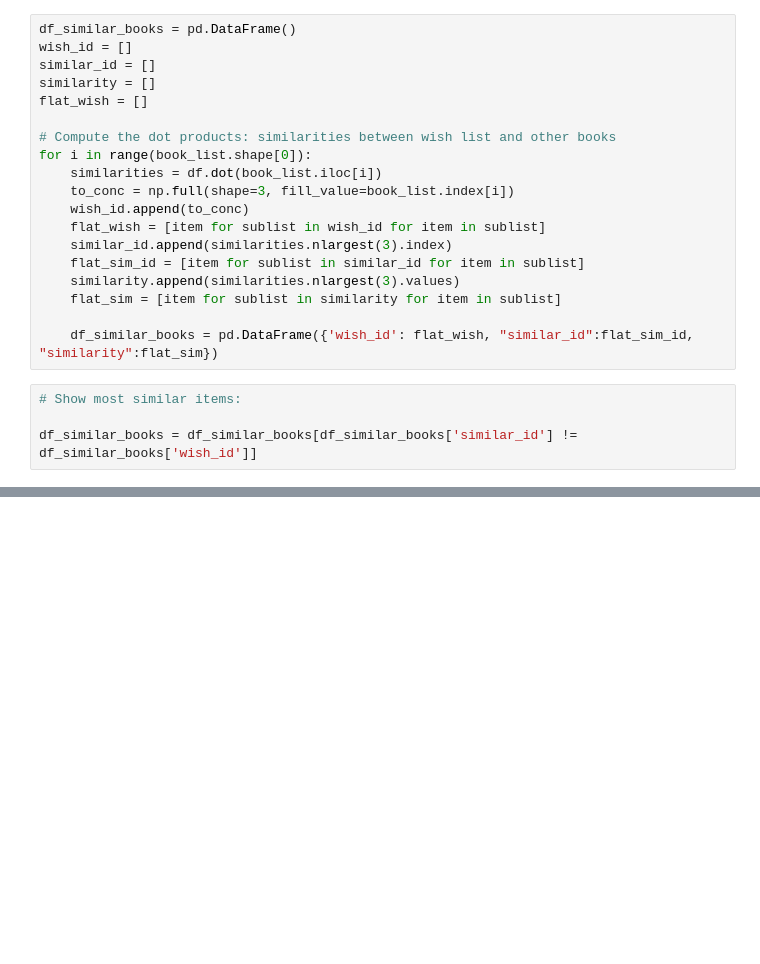
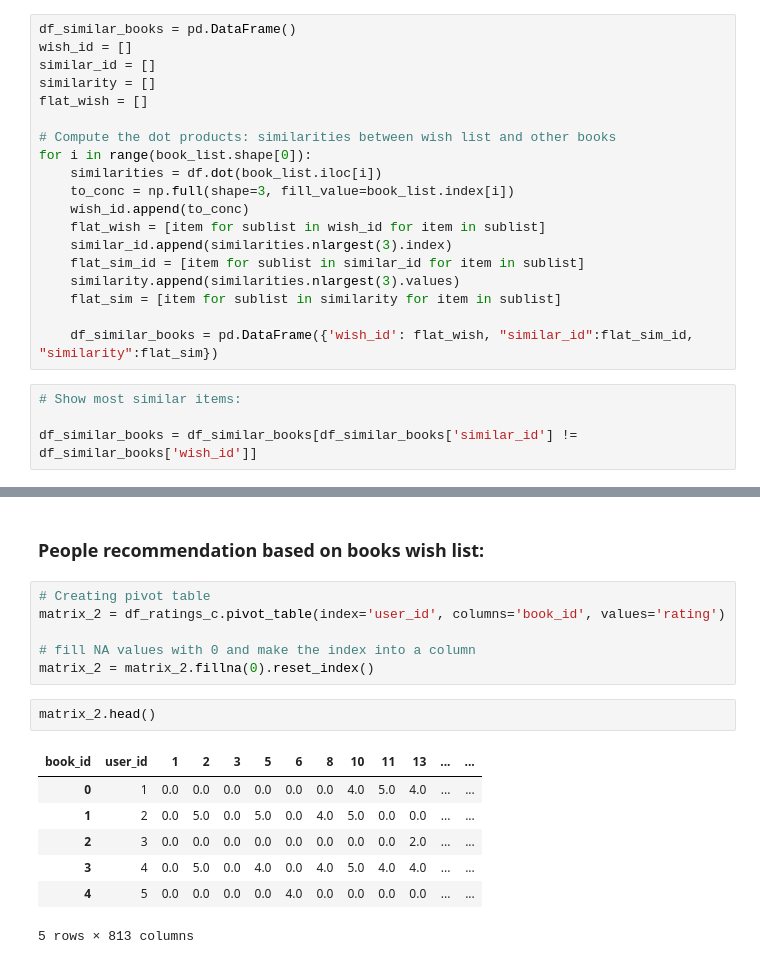
Before and after one commit to tpancier/Books_recommender_ML, a Jupyter notebook: Capstone 2 - EDA & ML.ipynb, the cells around one changed output, grey strips where cells are left out. Drawn from its saved outputs; the diff is of its cells as text; blank space fills up the shorter version.

```diff
--- a/Capstone 2 - EDA & ML.ipynb
+++ b/Capstone 2 - EDA & ML.ipynb
@@ -469,0 +445,18 @@ df_similar_books
+# %% [markdown]
+### People recommendation based on books wish list:
+# %%
+# Creating pivot table
+matrix_2 = df_ratings_c.pivot_table(index='user_id', columns='book_id', values='rating')
+
+# fill NA values with 0 and make the index into a column
+matrix_2 = matrix_2.fillna(0).reset_index()
+# %%
+matrix_2.head()
+# %% [output]
+| book_id | user_id | 1 | 2 | 3 | 5 | 6 | 8 | 10 | 11 | 13 | ... | ... |
+| 0 | 1 | 0.0 | 0.0 | 0.0 | 0.0 | 0.0 | 0.0 | 4.0 | 5.0 | 4.0 | ... | ... |
+| 1 | 2 | 0.0 | 5.0 | 0.0 | 5.0 | 0.0 | 4.0 | 5.0 | 0.0 | 0.0 | ... | ... |
+| 2 | 3 | 0.0 | 0.0 | 0.0 | 0.0 | 0.0 | 0.0 | 0.0 | 0.0 | 2.0 | ... | ... |
+| 3 | 4 | 0.0 | 5.0 | 0.0 | 4.0 | 0.0 | 4.0 | 5.0 | 4.0 | 4.0 | ... | ... |
+| 4 | 5 | 0.0 | 0.0 | 0.0 | 0.0 | 4.0 | 0.0 | 0.0 | 0.0 | 0.0 | ... | ... |
+5 rows × 813 columns
```
Also changed, not shown: parts of 23 cells of this notebook.
